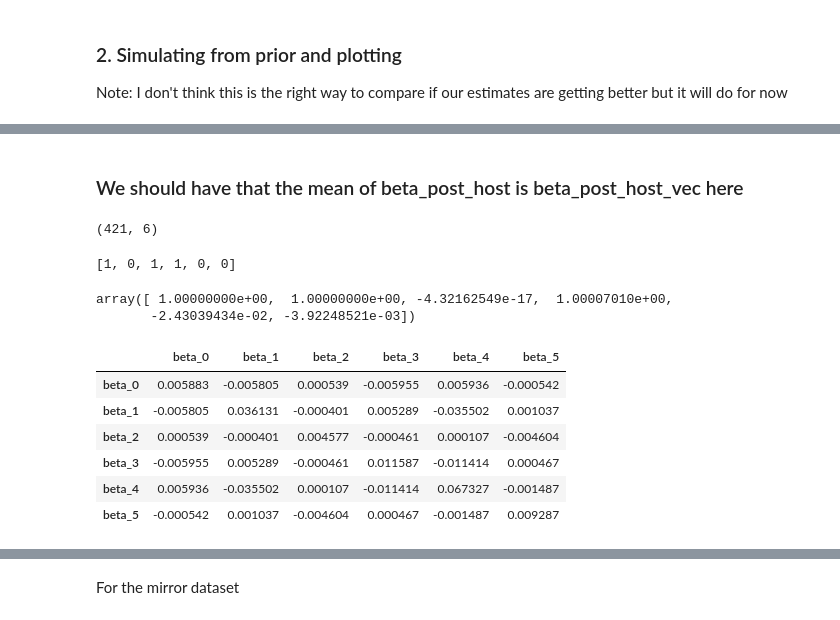
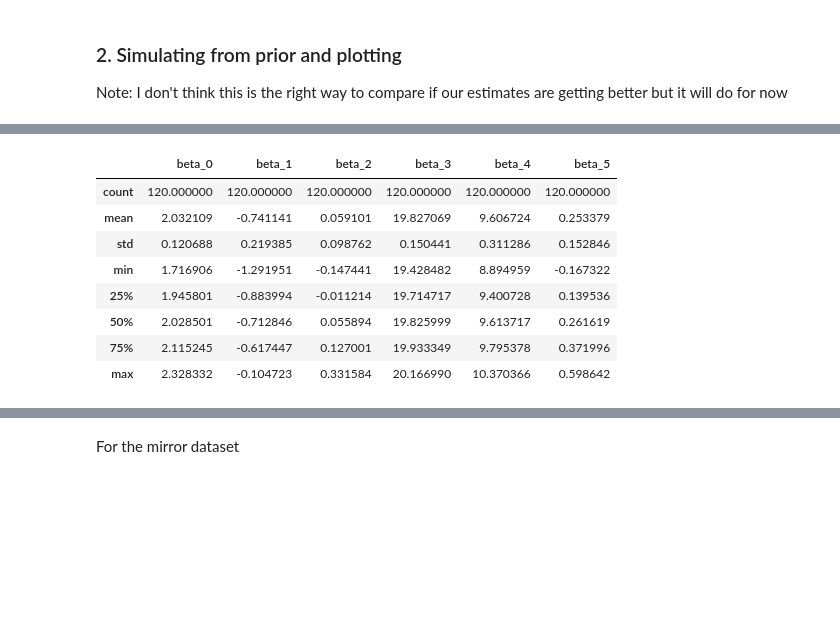
Before and after one commit to LucileTerminassian/causal_prospective_merge, a Jupyter notebook: playground_main.ipynb, the cells around one changed output, grey strips where cells are left out. Saved outputs shown, nothing was run; the diff lists cells and outputs as text; code cells hidden in the pictures; blank space fills up the shorter version.

```diff
--- a/playground_main.ipynb
+++ b/playground_main.ipynb
@@ -49,12 +15,38 @@ design_data_cand2 = add_outcome(design_data_cand2, outcome_function, std_true_y)
+# %%
+rng = np.random.RandomState(42)
+n_rct_before_split = 10**4
+n_host = 200
+n_mirror = 500
+n_cand2 = 500
+
+power_x, power_x_t = 1, 1
+causal_param_first_index = 3
+outcome_function = lambda X, T, eps: 1 + 1 * X[:,0] - 1 * X[:,1] + 10 * T + 10* X[:,0]*T + 10* X[:,1]*T + eps
+std_true_y = 1 # Standard deviation for the true Y
+
+X0 = np.random.randint(0, 2, size= n_rct_before_split)
+X1 = np.random.normal(size=n_rct_before_split)
+x_distributions= {0: X0, 1: X1}
+
+p_assigned_to_host = lambda X_1, X_2, T, eps: sigmoid(1 + 2*X_1 - X_2 + T + eps)
+p_assigned_to_cand2 = lambda X_1, X_2, T, eps: sigmoid(1 - 2*X_1 + eps)
+# %%
+X_rct, T_rct = generate_rct(n_rct_before_split, x_distributions)
+design_data_host, design_data_mirror = generate_host_and_mirror(X_rct, T_rct, p_assigned_to_cand2, n_host, n_mirror, power_x, power_x_t, outcome_function, std_true_y)
+
+pre_X_cand2, pre_T_cand2 = generate_rct(n_rct_before_split, x_distributions)
+design_data_cand2 = generate_cand2(pre_X_cand2, pre_T_cand2, p_assigned_to_cand2, n_cand2, \
+                                    power_x, power_x_t, outcome_function, std_true_y)
+
+X_mirror, Y_mirror = design_data_mirror.drop(columns=['Y']), design_data_mirror['Y']
+X_cand2, Y_cand2 = design_data_cand2.drop(columns=['Y']), design_data_cand2['Y']
 # %% [markdown]
 ### 2. Simulating from prior and plotting
 Note: I don't think this is the right way to compare if our estimates are getting better but it will do for now
 # %%
 # Initialize prior parameters
-# post_mean = np.array([-10, 0.5, 2, -10, 0, -4])
-# a = beta_post_host_vec
-post_mean = np.array([0, 0, 0, 0, 0, 0])
-beta_0, sigma_0_sq = post_mean, 3
+post_mean = np.array([1, 0.5, 2, -1, 0, -3])
+beta_0, sigma_0_sq = post_mean, 1
 prior_hyperparameters = {'beta_0': beta_0, 'sigma_0_sq': sigma_0_sq}
 bayes_reg = BayesianLinearRegression(prior_hyperparameters)
 
@@ -111,11 +99,11 @@ plot_densities(Y_post_mirror, Y_post_cand2, design_data_host['Y'],
 # %%
 #Number of samples used to estimate outer expectation
-n_samples_for_expectation = 200
+n_samples_for_expectation = 20
 m_samples_for_expectation = int(np.ceil(np.sqrt(n_samples_for_expectation)))
 # Incorporating sqrt constraint into MCMC samples
 n_mcmc = (n_samples_for_expectation * (m_samples_for_expectation+1))
 
-warmup_steps = 500
+warmup_steps = 10
 max_tree_depth = 7
 sigma_rand_error = 1
 
@@ -124,7 +112,7 @@ Y_torch = torch.tensor(Y_host.values)
 
 ## Bayesian update using the host dataset
 mcmc_host = MCMC_Bayesian_update(X_torch =X_torch, Y_torch = Y_torch, model =model_normal,
-            mu_0= beta_0, sigma_prior = 3, sigma_rand_error = sigma_rand_error,
+            mu_0= beta_0, sigma_prior = sigma_prior, sigma_rand_error = sigma_rand_error,
             sigma_rand_error_fixed = True,n_mcmc = n_mcmc, warmup_steps = warmup_steps, max_tree_depth=max_tree_depth)
 mcmc_host.summary()
 
@@ -149,27 +137,14 @@ Inference ran for 0.41 minutes
 
 Number of divergences: 0
-# %% [markdown]
-### We should have that the mean of beta_post_host is beta_post_host_vec here
-# %%
-X_host.shape
-# %% [output]
-(421, 6)
-# %%
-[1, 0, 1, 1, 0, 0]
-# %% [output]
-[1, 0, 1, 1, 0, 0]
-# %%
-beta_post_host_vec
-# %% [output]
-array([ 1.00000000e+00,  1.00000000e+00, -4.32162549e-17,  1.00007010e+00,
-       -2.43039434e-02, -3.92248521e-03])
 # %%
-beta_post_host.cov()
+beta_post_host.describe()
 # %% [output]
 |  | beta_0 | beta_1 | beta_2 | beta_3 | beta_4 | beta_5 |
-| beta_0 | 0.005883 | -0.005805 | 0.000539 | -0.005955 | 0.005936 | -0.000542 |
-| beta_1 | -0.005805 | 0.036131 | -0.000401 | 0.005289 | -0.035502 | 0.001037 |
-| beta_2 | 0.000539 | -0.000401 | 0.004577 | -0.000461 | 0.000107 | -0.004604 |
-| beta_3 | -0.005955 | 0.005289 | -0.000461 | 0.011587 | -0.011414 | 0.000467 |
-| beta_4 | 0.005936 | -0.035502 | 0.000107 | -0.011414 | 0.067327 | -0.001487 |
-| beta_5 | -0.000542 | 0.001037 | -0.004604 | 0.000467 | -0.001487 | 0.009287 |
+| count | 120.000000 | 120.000000 | 120.000000 | 120.000000 | 120.000000 | 120.000000 |
+| mean | 2.032109 | -0.741141 | 0.059101 | 19.827069 | 9.606724 | 0.253379 |
+| std | 0.120688 | 0.219385 | 0.098762 | 0.150441 | 0.311286 | 0.152846 |
+| min | 1.716906 | -1.291951 | -0.147441 | 19.428482 | 8.894959 | -0.167322 |
+| 25% | 1.945801 | -0.883994 | -0.011214 | 19.714717 | 9.400728 | 0.139536 |
+| 50% | 2.028501 | -0.712846 | 0.055894 | 19.825999 | 9.613717 | 0.261619 |
+| 75% | 2.115245 | -0.617447 | 0.127001 | 19.933349 | 9.795378 | 0.371996 |
+| max | 2.328332 | -0.104723 | 0.331584 | 20.166990 | 10.370366 | 0.598642 |
```
Also changed, not shown: parts of 19 cells of this notebook, 7 other files.
